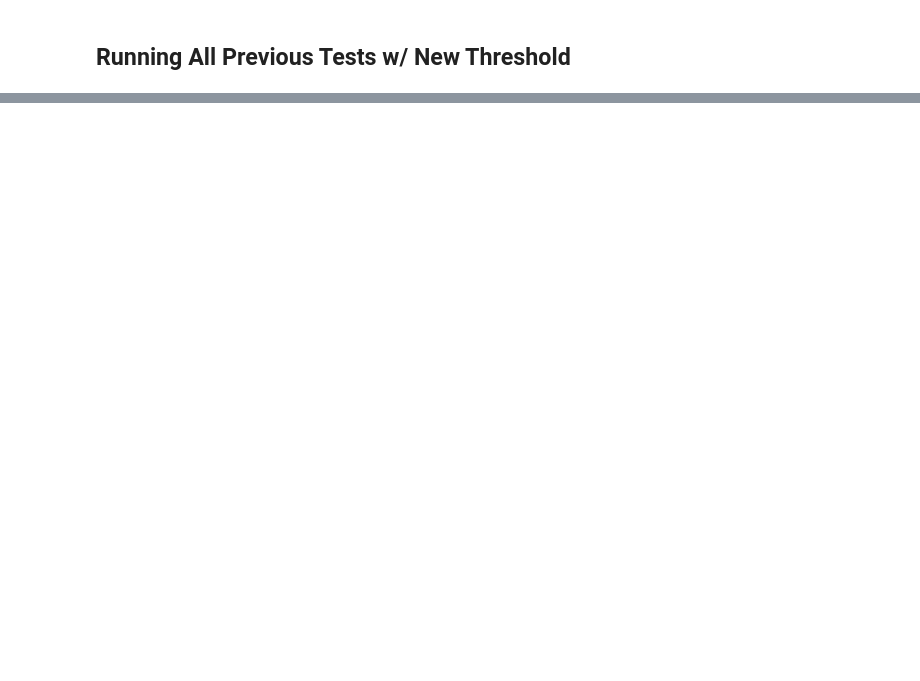
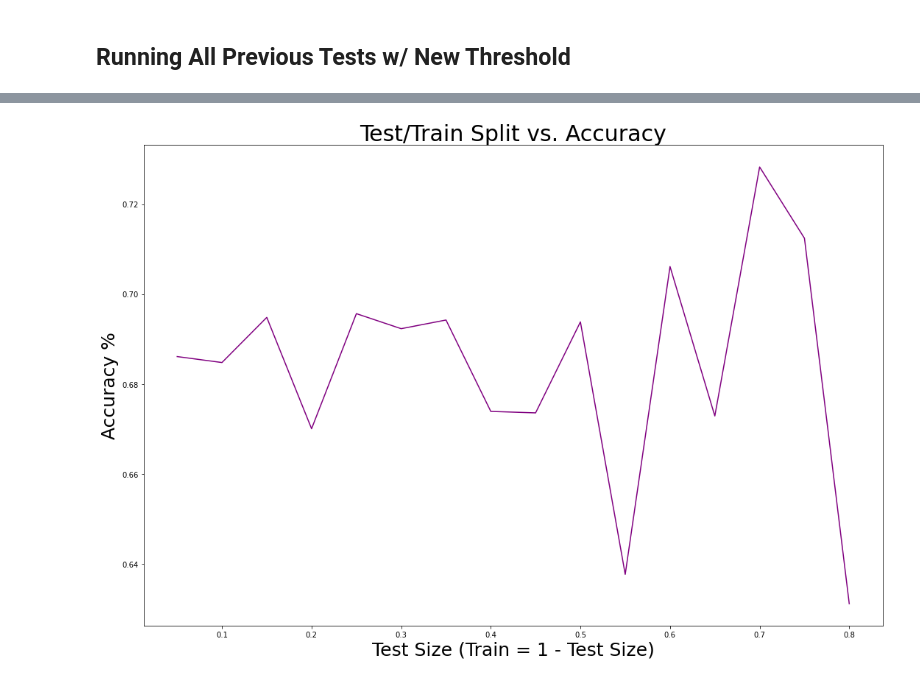
Before and after one commit to spa542/DSCI470, a Jupyter notebook: Project_2_Loan_Prediction_Dataset/Loan_Prediction_Dataset_Playground.ipynb, the cells around one changed output, grey strips where cells are left out. Drawn from its saved outputs; the diff is of its cells as text; code cells hidden in the pictures; blank space fills up the shorter version.

```diff
--- a/Project_2_Loan_Prediction_Dataset/Loan_Prediction_Dataset_Playground.ipynb
+++ b/Project_2_Loan_Prediction_Dataset/Loan_Prediction_Dataset_Playground.ipynb
@@ -464,0 +489,25 @@ ValueError: Classification metrics can't handle a mix of unknown and binary targ
+# %%
+def compute_testtrain_split_accuracy():
+    test_size_list = [.05,.1,.15,.2,.25,.3,.35,.4,.45,.5,.55,.6,.65,.7,.75,.8]
+    accuracy_list = []
+    for i in test_size_list:
+        X_train, X_test, Y_train, Y_test = train_test_split(X_lp_train.values, Y_lp_train.values.ravel(), test_size=i)
+        Y_train = Y_train.astype('int')
+        log_reg = LogisticRegression()
+        log_reg = log_reg.fit(X_train, Y_train)
+        y_predictions = log_reg.predict(X_train)
+        accuracy_list.append(get_accuracy_score(Y_train, y_predictions))
+    return test_size_list, accuracy_list
+
+def plot_testtrain_slit_vs_accuracy(test_size_list, accuracy_list):
+    plt.figure(figsize=(18,12))
+    plt.plot(test_size_list, accuracy_list, c='purple')
+    plt.xlabel(f'Test Size (Train = 1 - Test Size)', fontsize=25)
+    plt.ylabel('Accuracy %', fontsize=25)
+    plt.title('Test/Train Split vs. Accuracy', fontsize=30)
+    plt.show()
+# %%
+test_size_list, accuracy_list = compute_testtrain_split_accuracy()
+plot_testtrain_slit_vs_accuracy(test_size_list, accuracy_list)
+# %% [output]
+[figure, added]
```
Also changed, not shown: parts of 11 cells of this notebook, 1 other file.
